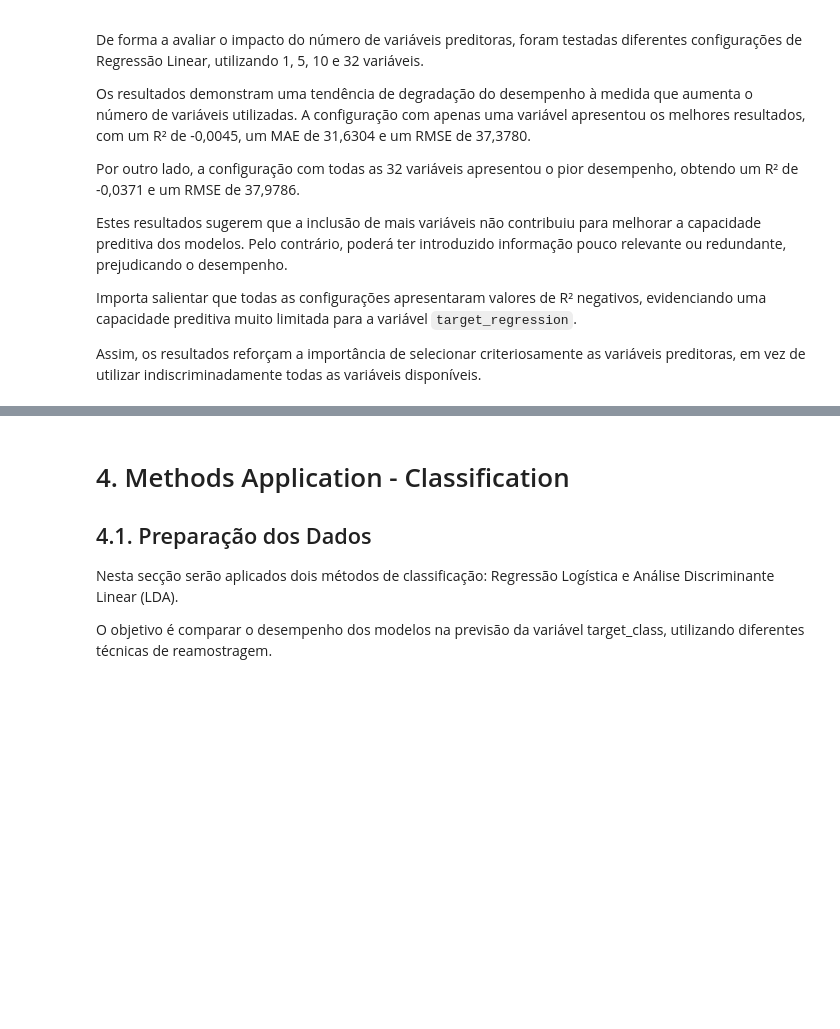
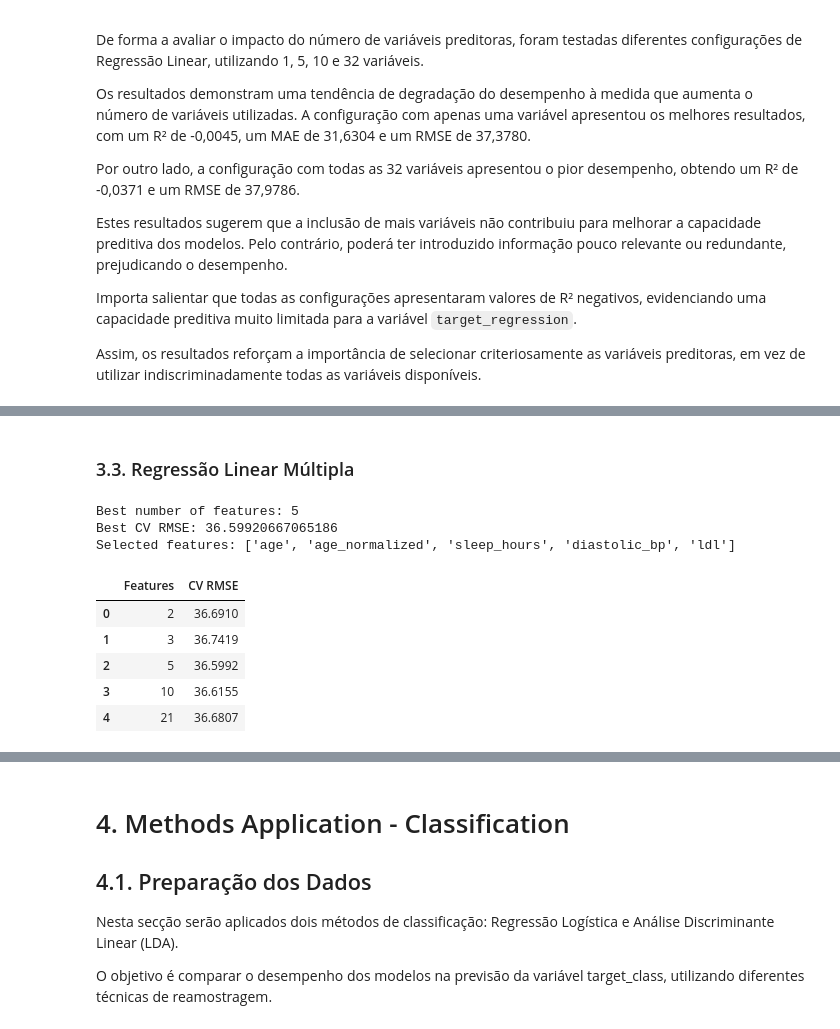
Before and after one commit to GasparAVieira/APRAU, a Jupyter notebook: Diogov2.ipynb, the cells around one changed output, grey strips where cells are left out. Saved outputs shown, nothing was run; the diff lists cells and outputs as text; code cells hidden in the pictures; blank space fills up the shorter version.

```diff
--- a/Diogov2.ipynb
+++ b/Diogov2.ipynb
@@ -1010,0 +1107,54 @@ Assim, os resultados reforçam a importância de selecionar criteriosamente as v
+# %% [markdown]
+### 3.3. Regressão Linear Múltipla
+# %%
+from sklearn.model_selection import GridSearchCV
+
+multiple_pipeline = Pipeline([
+    ('imputer', SimpleImputer(strategy='median')),
+    ('selection', SelectKBest(score_func=f_regression)),
+    ('regressor', LinearRegression())
+])
+
+# Different numbers of features
+k_values = [2, 3, 5, 10, X_train_reg.shape[1]]
+k_values = sorted(set(k for k in k_values if k <= X_train_reg.shape[1]))
+
+multiple_grid = GridSearchCV(
+    multiple_pipeline,
+    param_grid={'selection__k': k_values},
+    scoring='neg_root_mean_squared_error',
+    cv=cv_reg,
+    n_jobs=-1
+)
+
+multiple_grid.fit(X_train_reg, y_train_reg)
+
+print("Best number of features:", multiple_grid.best_params_['selection__k'])
+print("Best CV RMSE:", -multiple_grid.best_score_)
+
+# Selected features
+selected_features = X_train_reg.columns[
+    multiple_grid.best_estimator_
+    .named_steps['selection']
+    .get_support()
+]
+
+print("Selected features:", selected_features.tolist())
+
+# Results for each configuration
+cv_results = pd.DataFrame({
+    'Features': multiple_grid.cv_results_['param_selection__k'],
+    'CV RMSE': -multiple_grid.cv_results_['mean_test_score']
+})
+
+display(cv_results.round(4))
+# %% [output]
+Best number of features: 5
+Best CV RMSE: 36.59920667065186
+Selected features: ['age', 'age_normalized', 'sleep_hours', 'diastolic_bp', 'ldl']
+|  | Features | CV RMSE |
+| 0 | 2 | 36.6910 |
+| 1 | 3 | 36.7419 |
+| 2 | 5 | 36.5992 |
+| 3 | 10 | 36.6155 |
+| 4 | 21 | 36.6807 |
```
Also changed, not shown: parts of 9 cells of this notebook, 1 other file.
